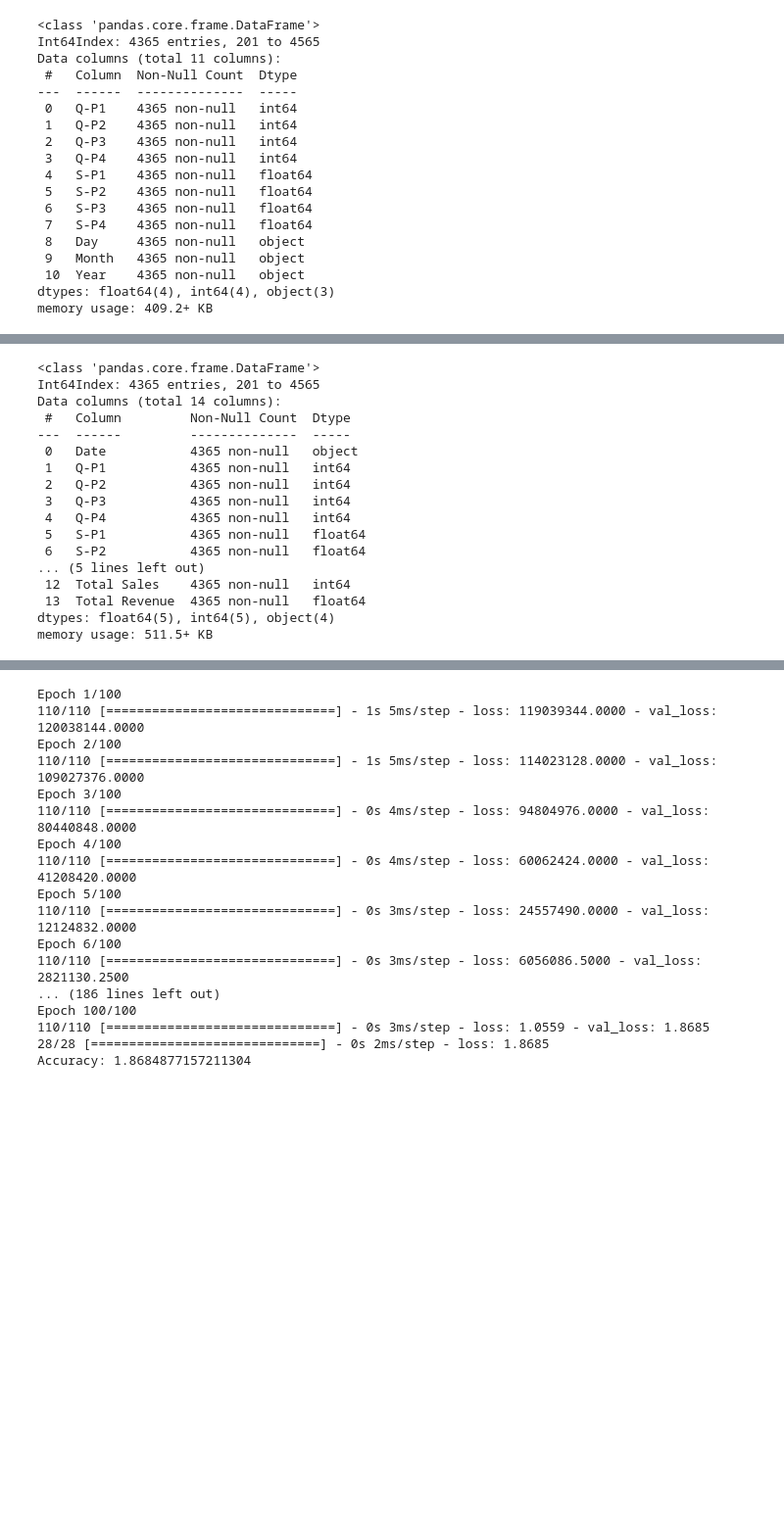
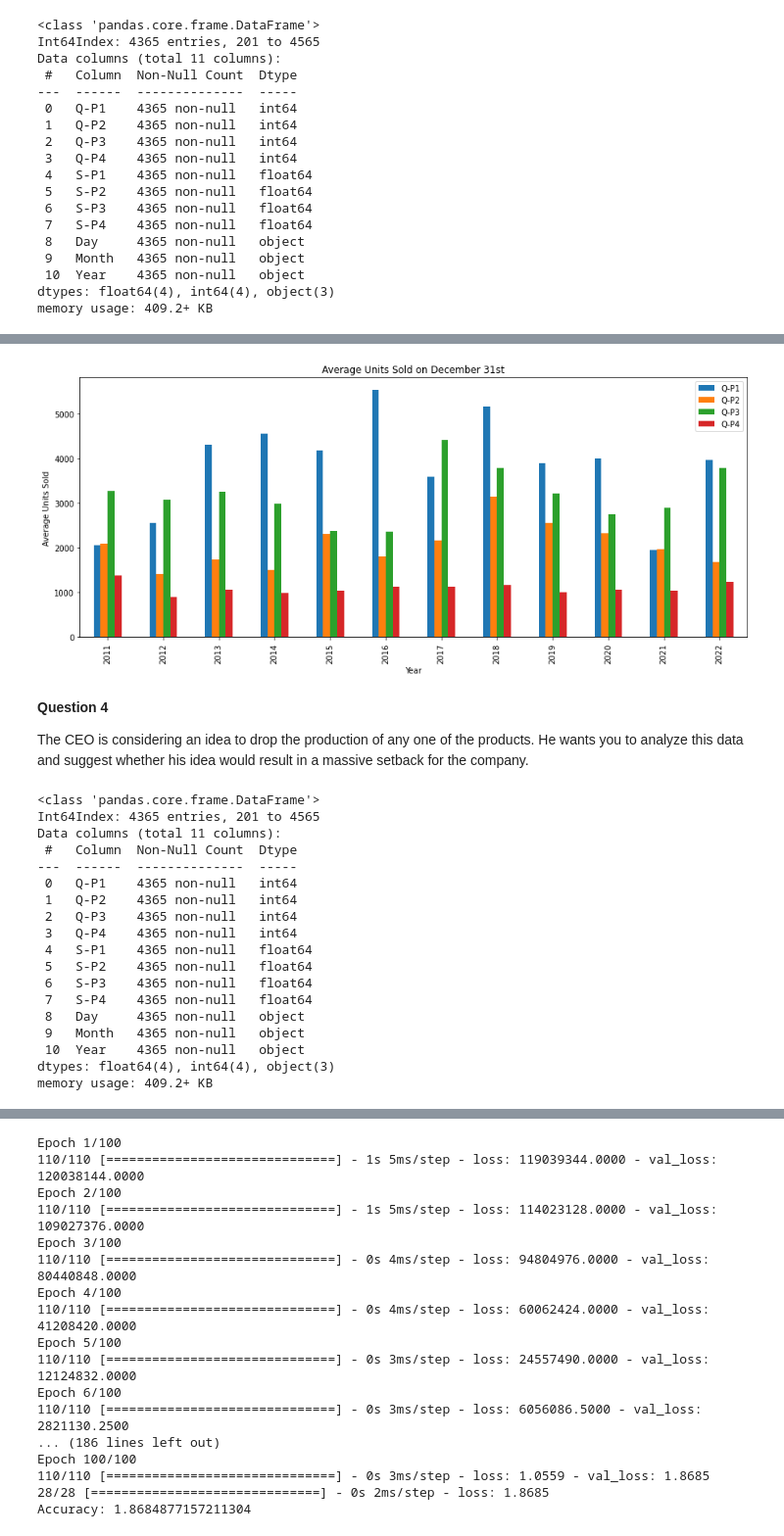
Before and after one commit to chandru1003/Data--Projects, a Jupyter notebook: Product Sales Data/product-sales-data.ipynb, the cells around one changed output, grey strips where cells are left out. Shown at 98% size. Saved outputs shown, nothing was run; the diff lists cells and outputs as text; code cells hidden in the pictures; blank space fills up the shorter version.

```diff
--- a/Product Sales Data/product-sales-data.ipynb
+++ b/Product Sales Data/product-sales-data.ipynb
@@ -213,3 +204,0 @@ print(f"P4: {avg_units_sold_p4:.2f}")
-# %%
-data['Total Sales'] = data['Q-P1'] + data['Q-P2'] + data['Q-P3'] + data['Q-P4']
-data['Total Revenue'] = data['S-P1'] + data['S-P2'] + data['S-P4'] + data['S-P4']
@@ -260,0 +245,3 @@ plt.show()
+# %%
+dec_31_data = data[ (data['Day'] == '31')]
+dec_31_data.head(5)
@@ -261,20 +255,35 @@ plt.show()
+# %%
+import matplotlib.pyplot as plt
+
+dec_31_data.groupby('Year')[['Q-P1', 'Q-P2', 'Q-P3', 'Q-P4']].mean().plot(kind='bar', figsize=(15, 6))
+plt.xlabel('Year')
+plt.ylabel('Average Units Sold')
+plt.title('Average Units Sold on December 31st')
+plt.show()
+# %% [output]
+[figure, added]
+# %% [markdown]
+**Question 4**
+
+The CEO is considering an idea to drop the production of any one of the products. He wants you to analyze this data and suggest whether his idea would result in a massive setback for the company.
 # %%
 data.info()
 # %% [output]
 <class 'pandas.core.frame.DataFrame'>
 Int64Index: 4365 entries, 201 to 4565
-Data columns (total 14 columns):
- #   Column         Non-Null Count  Dtype
----  ------         --------------  -----
- 0   Date           4365 non-null   object
- 1   Q-P1           4365 non-null   int64
- 2   Q-P2           4365 non-null   int64
- 3   Q-P3           4365 non-null   int64
- 4   Q-P4           4365 non-null   int64
- 5   S-P1           4365 non-null   float64
- 6   S-P2           4365 non-null   float64
-... (5 lines left out)
- 12  Total Sales    4365 non-null   int64
- 13  Total Revenue  4365 non-null   float64
-dtypes: float64(5), int64(5), object(4)
-memory usage: 511.5+ KB
+Data columns (total 11 columns):
+ #   Column  Non-Null Count  Dtype
+---  ------  --------------  -----
+ 0   Q-P1    4365 non-null   int64
+ 1   Q-P2    4365 non-null   int64
+ 2   Q-P3    4365 non-null   int64
+ 3   Q-P4    4365 non-null   int64
+ 4   S-P1    4365 non-null   float64
+ 5   S-P2    4365 non-null   float64
+ 6   S-P3    4365 non-null   float64
+ 7   S-P4    4365 non-null   float64
+ 8   Day     4365 non-null   object
+ 9   Month   4365 non-null   object
+ 10  Year    4365 non-null   object
+dtypes: float64(4), int64(4), object(3)
+memory usage: 409.2+ KB
```
Also changed, not shown: parts of 16 cells of this notebook.
